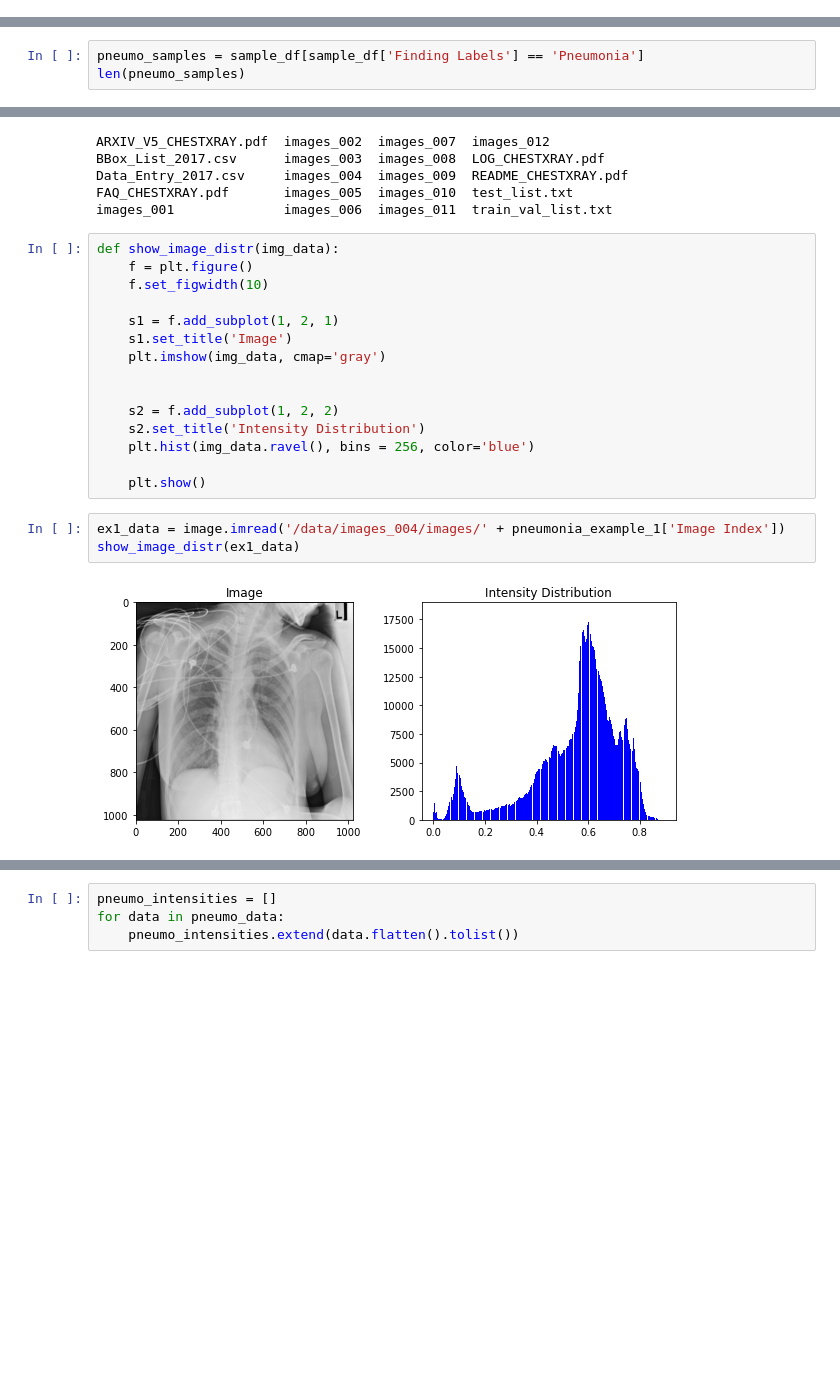
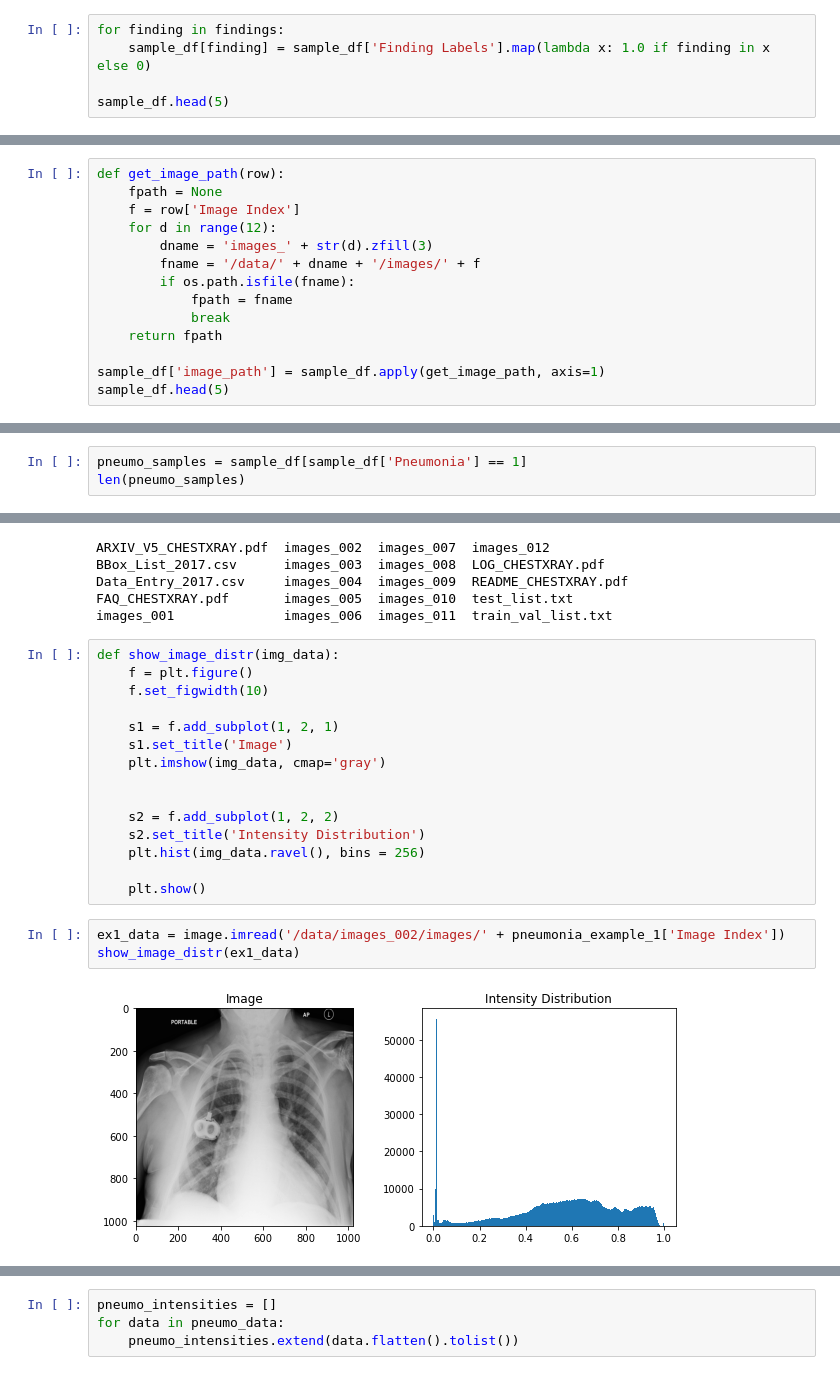
Before and after one commit to glungu/udacity-healthcare-ai, a Jupyter notebook: 02-medical-imaging-2d/project-chest-xray-pneumonia-detection/EDA.ipynb, the cells around one changed output, grey strips where cells are left out. Drawn from its saved outputs; the diff is of its cells as text; blank space fills up the shorter version.

```diff
--- a/02-medical-imaging-2d/project-chest-xray-pneumonia-detection/EDA.ipynb
+++ b/02-medical-imaging-2d/project-chest-xray-pneumonia-detection/EDA.ipynb
@@ -663,0 +680,5 @@ In the whole dataset, one finding is prevalent, whereas with pneumonia in most c
+# %%
+for finding in findings:
+    sample_df[finding] = sample_df['Finding Labels'].map(lambda x: 1.0 if finding in x else 0)
+
+sample_df.head(5)
@@ -663,0 +693,14 @@ In the whole dataset, one finding is prevalent, whereas with pneumonia in most c
+# %%
+def get_image_path(row):
+    fpath = None
+    f = row['Image Index']
+    for d in range(12):
+        dname = 'images_' + str(d).zfill(3)
+        fname = '/data/' + dname + '/images/' + f
+        if os.path.isfile(fname):
+            fpath = fname
+            break
+    return fpath
+
+sample_df['image_path'] = sample_df.apply(get_image_path, axis=1)
+sample_df.head(5)
@@ -664,4 +715,4 @@ In the whole dataset, one finding is prevalent, whereas with pneumonia in most c
 # %%
-pneumo_samples = sample_df[sample_df['Finding Labels'] == 'Pneumonia']
+pneumo_samples = sample_df[sample_df['Pneumonia'] == 1]
 len(pneumo_samples)
 # %% [output]
@@ -702,11 +758,11 @@ def show_image_distr(img_data):
 
     s2 = f.add_subplot(1, 2, 2)
     s2.set_title('Intensity Distribution')
-    plt.hist(img_data.ravel(), bins = 256, color='blue')
+    plt.hist(img_data.ravel(), bins = 256)
 
     plt.show()
 # %%
-ex1_data = image.imread('/data/images_004/images/' + pneumonia_example_1['Image Index'])
+ex1_data = image.imread('/data/images_002/images/' + pneumonia_example_1['Image Index'])
 show_image_distr(ex1_data)
 # %% [output]
-[figure, old version]
+[figure, new version]
```
Also changed, not shown: parts of 45 cells of this notebook, 5 other files.
